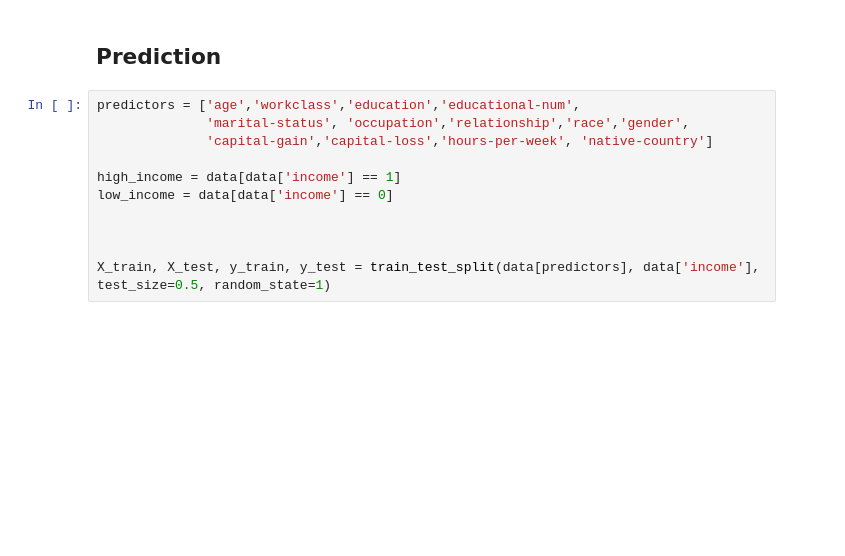
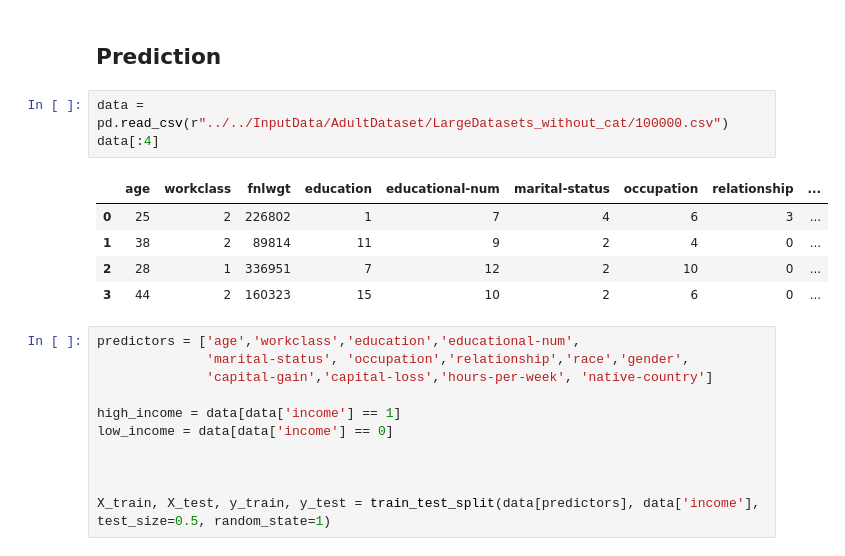
Before and after one commit to JinyangLi01/UnfairlyTreatedGroupDetection, a Jupyter notebook: Coding/DataPreprocessing/AdultDataSet_original.ipynb, the cells around one changed output. Drawn from its saved outputs; the diff is of its cells as text; blank space fills up the shorter version.

```diff
--- a/Coding/DataPreprocessing/AdultDataSet_original.ipynb
+++ b/Coding/DataPreprocessing/AdultDataSet_original.ipynb
@@ -80,6 +80,15 @@ data.head()
 data.to_csv(r"../../InputData/AdultDataset/ForClassification/CleanAdult_numerical.csv", index=False)
 # %% [markdown]
 ## Prediction
+# %%
+data = pd.read_csv(r"../../InputData/AdultDataset/LargeDatasets_without_cat/100000.csv")
+data[:4]
+# %% [output]
+|  | age | workclass | fnlwgt | education | educational-num | marital-status | occupation | relationship | ... |
+| 0 | 25 | 2 | 226802 | 1 | 7 | 4 | 6 | 3 | ... |
+| 1 | 38 | 2 | 89814 | 11 | 9 | 2 | 4 | 0 | ... |
+| 2 | 28 | 1 | 336951 | 7 | 12 | 2 | 10 | 0 | ... |
+| 3 | 44 | 2 | 160323 | 15 | 10 | 2 | 6 | 0 | ... |
 # %%
 predictors = ['age','workclass','education','educational-num',
               'marital-status', 'occupation','relationship','race','gender',
```
Also changed, not shown: parts of 5 cells of this notebook, 45 other files.
